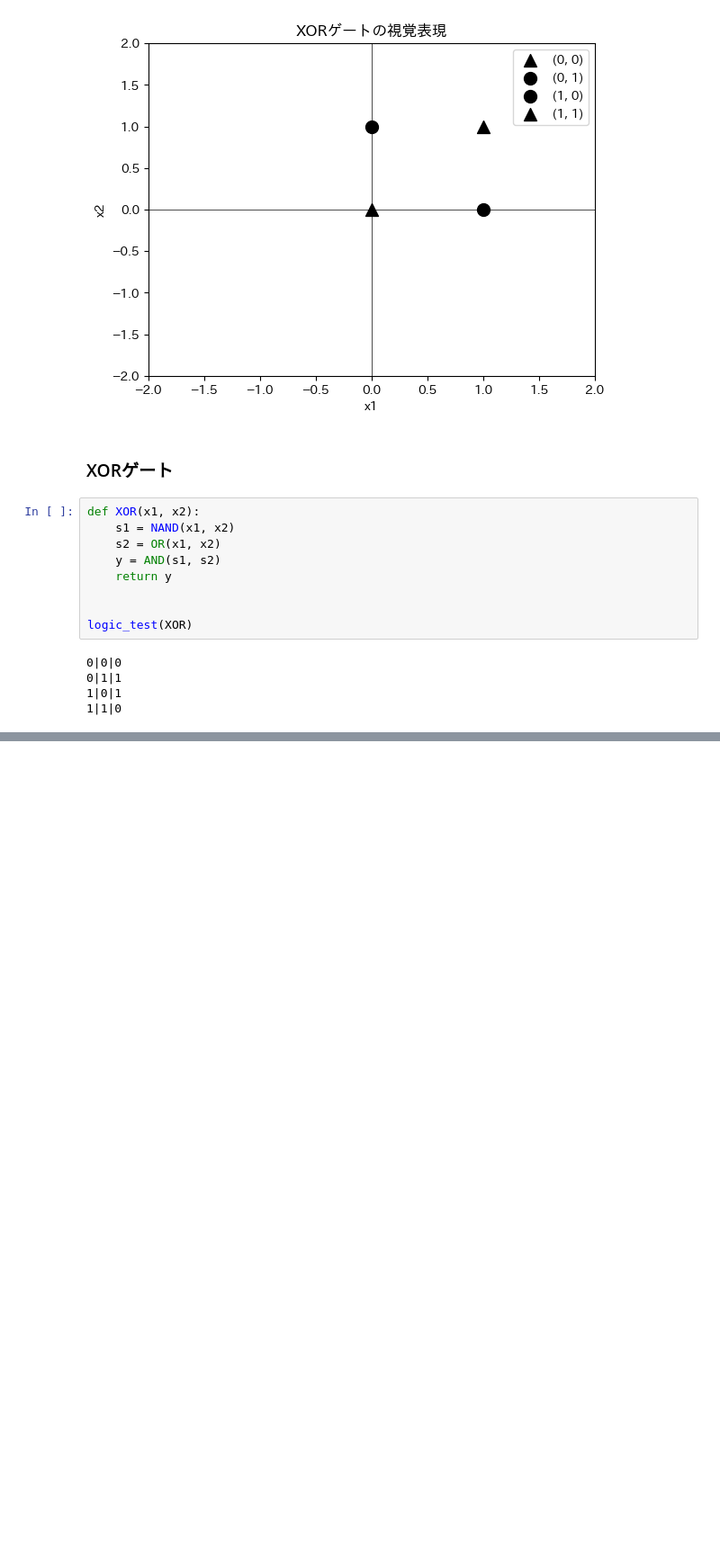
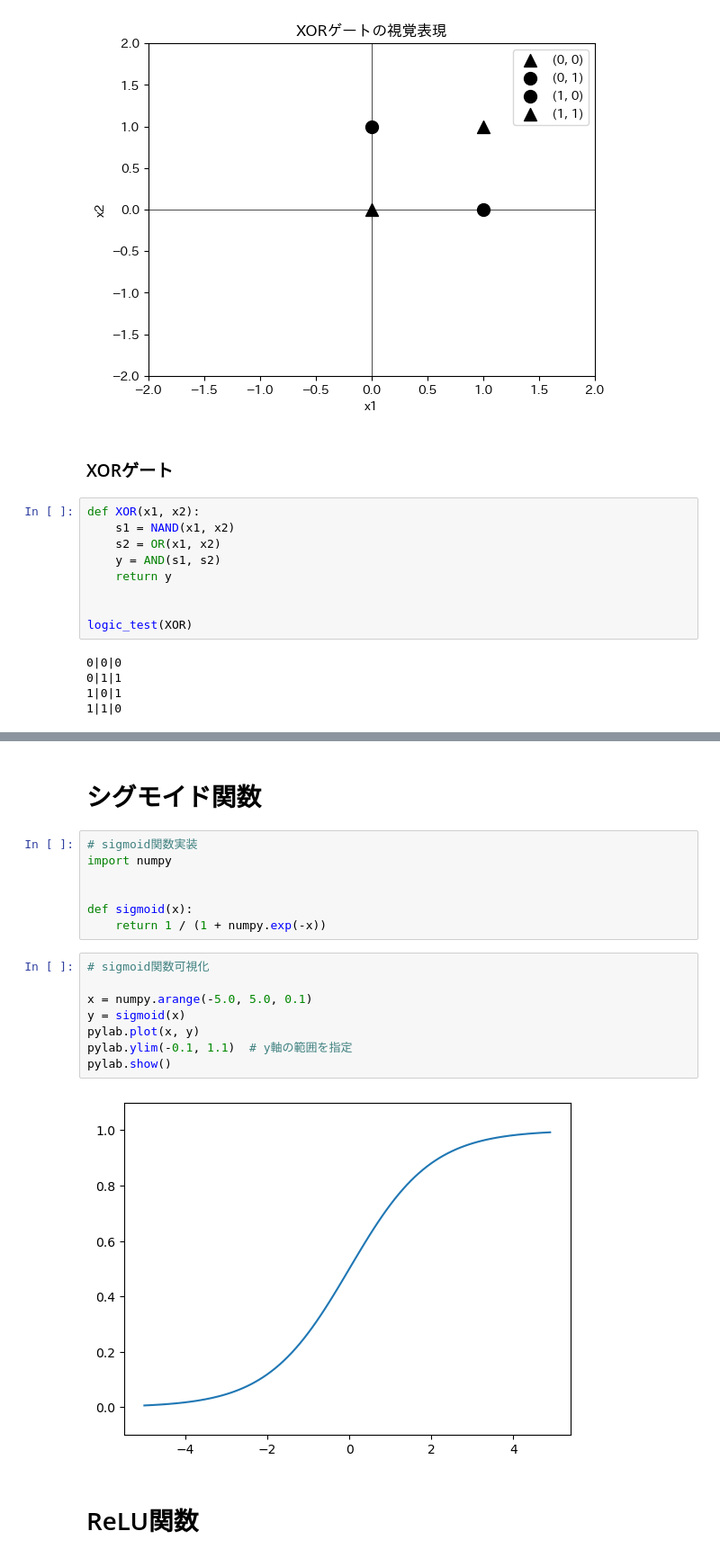
Before and after one commit to yoshiyuki-140/summer-camp-datadreamers-deeplearning, a Jupyter notebook: my-code/code-1.ipynb, the cells around one changed output, grey strips where cells are left out. Shown at 90% size. Saved outputs shown, nothing was run; the diff lists cells and outputs as text; blank space fills up the shorter version.

```diff
--- a/my-code/code-1.ipynb
+++ b/my-code/code-1.ipynb
@@ -323,0 +361,21 @@ logic_test(XOR)
+# %% [markdown]
+# シグモイド関数
+# %%
+# sigmoid関数実装
+import numpy
+
+
+def sigmoid(x):
+    return 1 / (1 + numpy.exp(-x))
+# %%
+# sigmoid関数可視化
+
+x = numpy.arange(-5.0, 5.0, 0.1)
+y = sigmoid(x)
+pylab.plot(x, y)
+pylab.ylim(-0.1, 1.1)  # y軸の範囲を指定
+pylab.show()
+# %% [output]
+[figure, added]
+# %% [markdown]
+# ReLU関数
```
Also changed, not shown: parts of 8 cells of this notebook, 2 other files.
